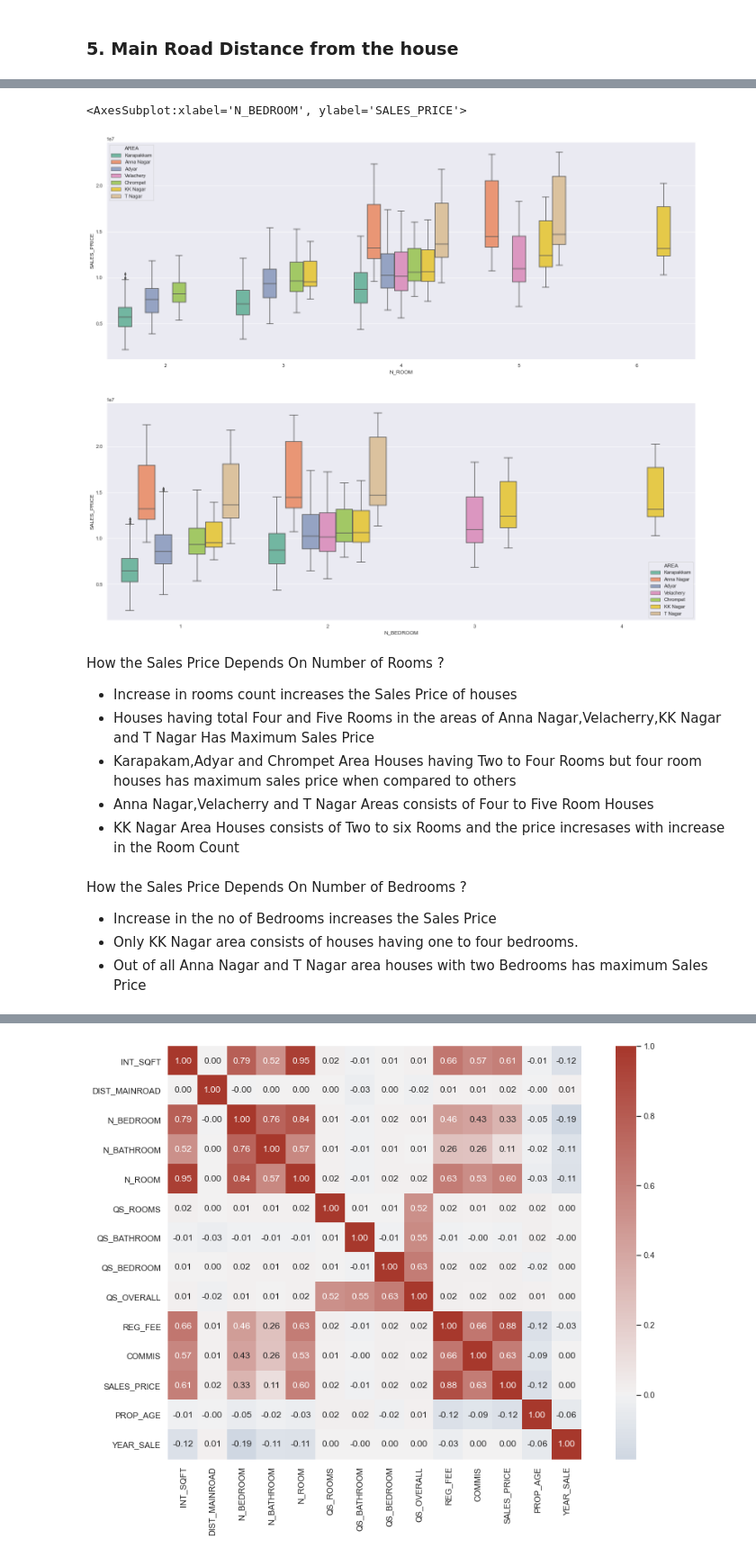
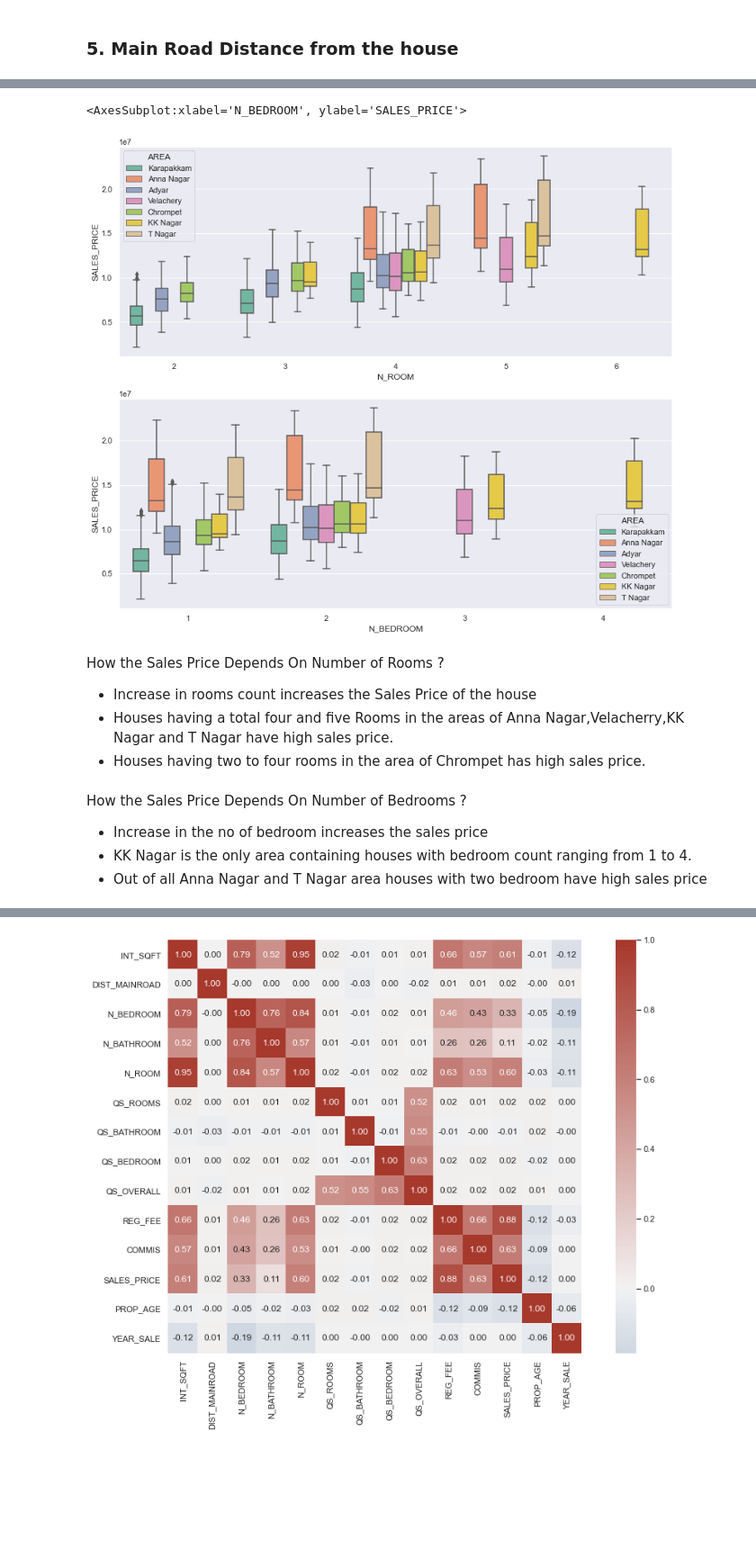
Before and after one commit to JohnSR12/House-Price-Prediction, a Jupyter notebook: Chennai Price Prediction.ipynb, the cells around one changed output, grey strips where cells are left out. Shown at 90% size. Saved outputs shown, nothing was run; the diff lists cells and outputs as text; code cells hidden in the pictures; blank space fills up the shorter version.

```diff
--- a/Chennai Price Prediction.ipynb
+++ b/Chennai Price Prediction.ipynb
@@ -105,5 +112,5 @@ dtype: float64
 # %%
-df["QS_OVERALL"] = df["QS_OVERALL"].replace(np.nan, 3.5)
+df["QS_OVERALL"] = df["QS_OVERALL"].replace(np.nan, 3.503)
 #df.loc[[15]]
 # %% [markdown]
 ### Converting the datatype of some Features to integer as per logic
@@ -329,24 +387,22 @@ Observations:
 # %%
-plt.figure(figsize=(24,20))
+plt.figure(figsize=(14,12))
 sns.set_theme()
 
 plt.subplot(2,1,1)
 sns.boxplot(data=df, x="N_ROOM", y="SALES_PRICE", hue="AREA", palette="Set2")
 
 plt.subplot(2,1,2)
 sns.boxplot(data=df, x="N_BEDROOM", y="SALES_PRICE", hue="AREA", palette="Set2")
 # %% [output]
 <AxesSubplot:xlabel='N_BEDROOM', ylabel='SALES_PRICE'>
-[figure, old version]
+[figure, new version]
 # %% [markdown]
 How the Sales Price Depends On Number of Rooms ?
-- Increase in rooms count increases the Sales Price of houses
-- Houses having total Four and Five Rooms in the areas of Anna Nagar,Velacherry,KK Nagar and T Nagar Has Maximum Sales Price
-- Karapakam,Adyar and Chrompet Area Houses having Two to Four Rooms but four room houses has maximum sales price when compared to others
-- Anna Nagar,Velacherry and T Nagar Areas consists of Four to Five Room Houses
-- KK Nagar Area Houses consists of Two to six Rooms and the price incresases with increase in the Room Count
+- Increase in rooms count increases the Sales Price of the house
+- Houses having a total four and five Rooms in the areas of Anna Nagar,Velacherry,KK Nagar and T Nagar have high sales price.
+- Houses having two to four rooms in the area of Chrompet has high sales price.
 # %% [markdown]
 How the Sales Price Depends On Number of Bedrooms ?
-- Increase in the no of Bedrooms increases the Sales Price
-- Only KK Nagar area consists of houses having one to four bedrooms.
-- Out of all Anna Nagar and T Nagar area houses with two Bedrooms has maximum Sales Price
+- Increase in the no of bedroom increases the sales price
+- KK Nagar is the only area containing houses with bedroom count ranging from 1 to 4.
+- Out of all Anna Nagar and T Nagar area houses with two bedroom have high sales price
```
Also changed, not shown: parts of 42 cells of this notebook.
